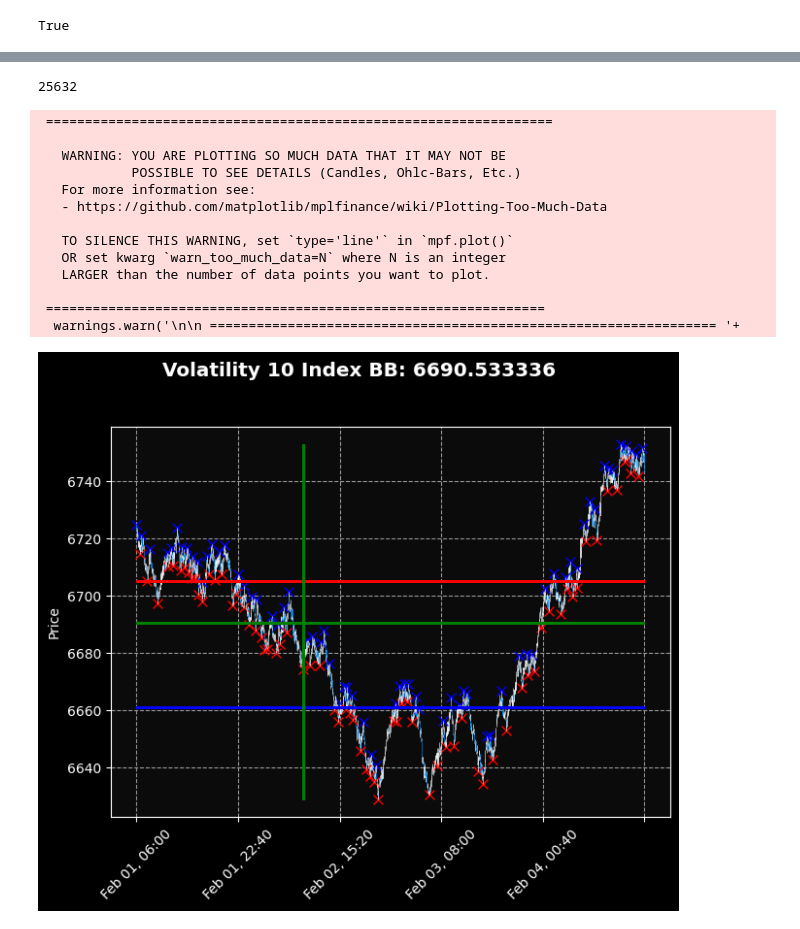
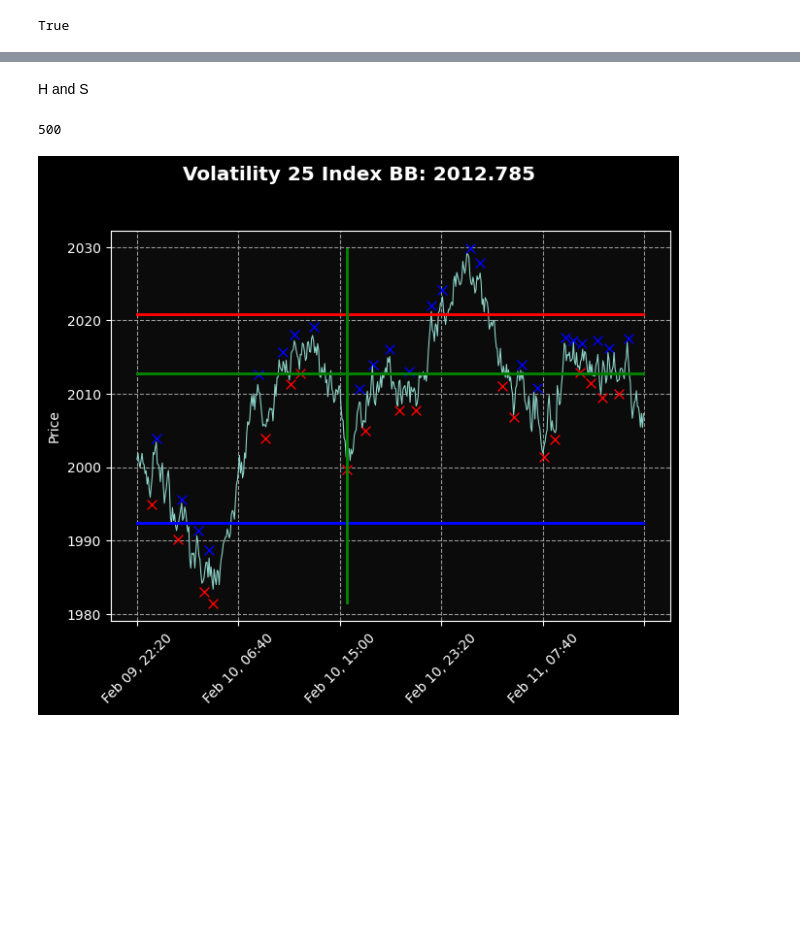
Before and after one commit to Faithmanex/pa_bot, a Jupyter notebook: bot.ipynb, the cells around one changed output, grey strips where cells are left out. Saved outputs shown, nothing was run; the diff lists cells and outputs as text; code cells hidden in the pictures; blank space fills up the shorter version.

```diff
--- a/bot.ipynb
+++ b/bot.ipynb
@@ -119,7 +104,7 @@ def isPivot(candle, window):
     return (pivotHigh, pivotLow)
 
 # Assuming 'df' is your DataFrame and it has columns 'high' and 'low'
-window = 4  # Define the window size
+window = 7  # Define the window size
 
 # Iterate over the DataFrame and check for pivot points
 # for i in range(len(df)):
@@ -285,28 +256,45 @@ entries = []
 stop_losses = []
 take_profits = []
 fibonacci_levels = [0, 0.272, 0.382, 0.5, 0.618, 0.786, 1, 1.361,1.836]
+high_low_sequence = False
+pattern_found = False
+fvg = False
 for x in range(sequence_df.shape[0]):
     # print(sequence_df.iloc[x,0])
     # print(sequence_df.iloc[x,1])
 
-    if (sequence_df.iloc[x-0,2] == 'low' and sequence_df.iloc[x-1,2] == 'high' and sequence_df.iloc[x-2,2] == 'low' and sequence_df.iloc[x-3,2] == 'high' and sequence_df.iloc[x-4,2] == 'low' and sequence_df.iloc[x-5,2] == 'high') and (sequence_df.iloc[x-0,1] < sequence_df.iloc[x-4,1]) and (sequence_df.iloc[x-1,1] > sequence_df.iloc[x-3,1]) and (sequence_df.iloc[x-3,1] > sequence_df.iloc[x-5,1]) and (sequence_df.iloc[x-5,1] > sequence_df.iloc[x-4,1]) and (sequence_df.iloc[x-4,1] < sequence_df.iloc[x-2,1]) and ((sequence_df.iloc[x-4,1] -sequence_df.iloc[x-0,1]) > 40/100 * (sequence_df.iloc[x-1,1] - sequence_df.iloc[x-2,1])):
+    if ((sequence_df.iloc[x-0,2] == 'low' and sequence_df.iloc[x-1,2] == 'high' and sequence_df.iloc[x-2,2] == 'low' and sequence_df.iloc[x-3,2] == 'high' and sequence_df.iloc[x-4,2] == 'low' and sequence_df.iloc[x-5,2] == 'high')):
+        high_low_sequence = True
+    else:
+        high_low_sequence = False
+
+    if ((sequence_df.iloc[x-0,1] < sequence_df.iloc[x-4,1]) and (sequence_df.iloc[x-1,1] > sequence_df.iloc[x-3,1]) and (sequence_df.iloc[x-3,1] > sequence_df.iloc[x-5,1]) and (sequence_df.iloc[x-5,1] > sequence_df.iloc[x-4,1]) and (sequence_df.iloc[x-4,1] < sequence_df.iloc[x-2,1])):
+        pattern_found = True
+    else:
+        pattern_found = False
+    if ((sequence_df.iloc[x-4,1] -sequence_df.iloc[x-0,1]) > 40/100 * (sequence_df.iloc[x-1,1] - sequence_df.iloc[x-2,1])):
+        fvg =  True
+    else:
+        fvg = False
+
+    if high_low_sequence == True and pattern_found == True and fvg == True:
         index_low.append(sequence_df.iloc[x-1,0])
         index_high.append(sequence_df.iloc[x-0,0])
         block_range = sequence_df.iloc[x-1,1] - sequence_df.iloc[x-2,1]
 
-        entry_price = block_range * 0.236 + sequence_df.iloc[x-2,1]
+        entry_price = sequence_df.iloc[x-2,1]
         # (float((sequence_df.iloc[x-1,1] - sequence_df.iloc[x-2,1])/4) + sequence_df.iloc[x-2,1])
         entries.append(entry_price)
 
         # Calculate the stop loss and take profit levels
         stop_loss = sequence_df.iloc[x-1,1] + (block_range * fibonacci_levels[1])  # 50% retracement from entry
         stop_losses.append(stop_loss)
-        take_profit = sequence_df.iloc[x-2,1] - (block_range * fibonacci_levels[8])  # 61.8% retracement from entry
+        take_profit = sequence_df.iloc[x-6,1] - (block_range * fibonacci_levels[8])  # 61.8% retracement from entry
         take_profits.append(take_profit)
 
 # Create a DataFrame with the results
 plot_df = pd.DataFrame({
-    # 'Low_index': index_low,
+    'Low_index': index_low,
     'Occurence': index_high,
     'Entry': entries,
     'Stop_Loss': stop_losses,
@@ -335,0 +318,2 @@ print(plot_df)
+# %% [markdown]
+H and S
@@ -336,52 +361,39 @@ print(plot_df)
 # %%
 # Assuming df is your DataFrame with the price data
 # Assuming pivot_points is a DataFrame with pivot highs and lows
 # Assuming entries, stop_losses, and take_profits are lists with the corresponding values
 # This code block is responsible for slicing the data and pivot point data so that we can
 # plot a specific number of candles. The slicing is necessary to ensure that the length of
 # the data to be plotted is the same as the length of the pivot points data.
-start_candle = 0
-end_candle = len(df)
+start_candle = 11500
+end_candle = 12000
 dfpl = df.iloc[start_candle:end_candle]  # slice the data to the desired length
 
 pivot_points_slice = pivot_points.iloc[start_candle:end_candle]  # slice the pivot points data to match the sliced data
 
 # Create scatter plots for the pivot highs and lows
 pivot_high_plot = mpf.make_addplot(pivot_points_slice['PivotHigh'], type='scatter', markersize=50, marker='x', color='b')
 pivot_low_plot = mpf.make_addplot(pivot_points_slice['PivotLow'], type='scatter', markersize=50, marker='x', color='r')
 
 # Define the line index for the entry point you want to plot
-line_index = 5
+line_index = 1
 
 # print the length of the sliced data to ensure it has the same length as the pivot points data
 print(len(dfpl))
 
 # Plot the candlestick chart with the pivot points and moving averages
-mpf.plot(dfpl, type='candle', style='nightclouds',
+mpf.plot(dfpl, type='line', style='nightclouds',
          # add a title to the plot with the symbol and current entry point
          title=f'{symbol} BB: {entries[line_index]}',
          addplot=[pivot_high_plot, pivot_low_plot],
          # add horizontal lines at the entry point, stop loss and take profit levels
          hlines=dict(hlines=[entries[line_index], stop_losses[line_index], take_profits[line_index]],
                      linewidths=(0.8), colors=['green', 'red', 'blue'], linestyle='-'),
          # add a vertical line at the index high for the entry point
          vlines=dict(vlines=index_high[line_index], linewidths=(0.8), colors=['green'], alpha=1))
 # %% [output]
-25632
+500
- =================================================================
-
-   WARNING: YOU ARE PLOTTING SO MUCH DATA THAT IT MAY NOT BE
-            POSSIBLE TO SEE DETAILS (Candles, Ohlc-Bars, Etc.)
-   For more information see:
-   - https://github.com/matplotlib/mplfinance/wiki/Plotting-Too-Much-Data
-
-   TO SILENCE THIS WARNING, set `type='line'` in `mpf.plot()`
-   OR set kwarg `warn_too_much_data=N` where N is an integer
-   LARGER than the number of data points you want to plot.
-
- ================================================================
-  warnings.warn('\n\n ================================================================= '+
-[figure, old version]
+[figure, new version]
 # %%
 index_high[1:len(index_high)]
 # %% [output]
```
Also changed, not shown: parts of 8 cells of this notebook, 5 other files.
